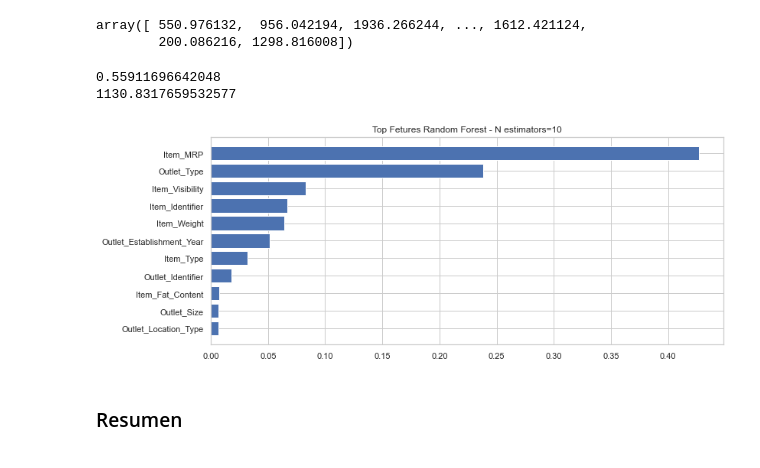
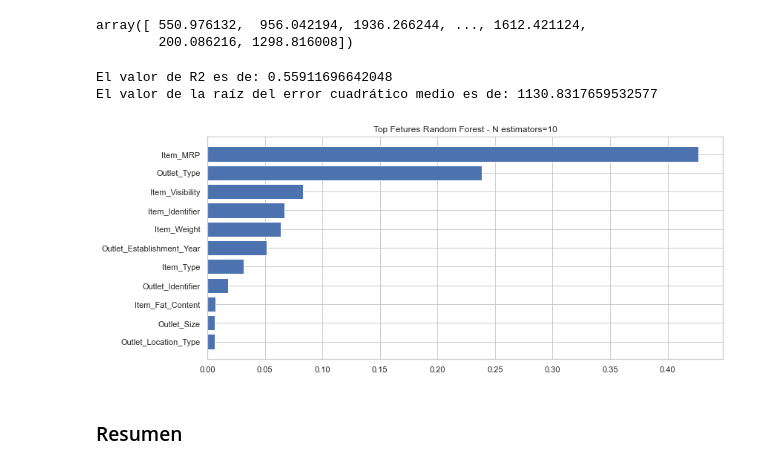
Before and after one commit to gillaness/predicciones-ventas, a Jupyter notebook: prediccion-ventas.ipynb, the cells around one changed output. Drawn from its saved outputs; the diff is of its cells as text; code cells hidden in the pictures.

```diff
--- a/prediccion-ventas.ipynb
+++ b/prediccion-ventas.ipynb
@@ -11,5 +7,6 @@ import seaborn as sns
 # %%
-filename = '/Users/gillanes/Documents/coding_dojo/data/sales_predictions.csv'
+# Paso 2: Cargar el archivo y convertirlo en un DataFrame
+filename = 'data/sales_predictions.csv'
 df = pd.read_csv(filename)
 
 df.head()
@@ -619,21 +628,23 @@ array([ 550.976132,  956.042194, 1936.266244, ..., 1612.421124,
         200.086216, 1298.816008])
 # %%
 rf_score = rf.score(X_test, y_test)
-print(rf_score)
 rf_rmse = lr_rmse = mean_squared_error(y_test, rf.predict(X_test), squared=False)
-print(rf_rmse)
+print('El valor de R2 es de:', rf_score)
+print('El valor de la raíz del error cuadrático medio es de:',rf_rmse)
 # %% [output]
-0.55911696642048
-1130.8317659532577
+El valor de R2 es de: 0.55911696642048
+El valor de la raíz del error cuadrático medio es de: 1130.8317659532577
 # %%
 rf_fi= pd.DataFrame(zip(X.columns, rf.feature_importances_), columns=['Feature', 'Scores'])
 rf_fi.sort_values(by='Scores', inplace=True)
 
 plt.figure(figsize=(12,5))
 plt.barh(rf_fi['Feature'], rf_fi['Scores'])
-plt.title('Top Fetures Random Forest - N estimators=10');
+plt.title('Top Fetures Random Forest - N estimators=10')
+plt.savefig('images/TopFeatures.png', dpi = 300)
+plt.tight_layout();
 # %% [output]
-[figure, old version]
+[figure, new version]
 # %% [markdown]
 ### Resumen
 # %%
```
Also changed, not shown: parts of 18 cells of this notebook, 10 other files.
